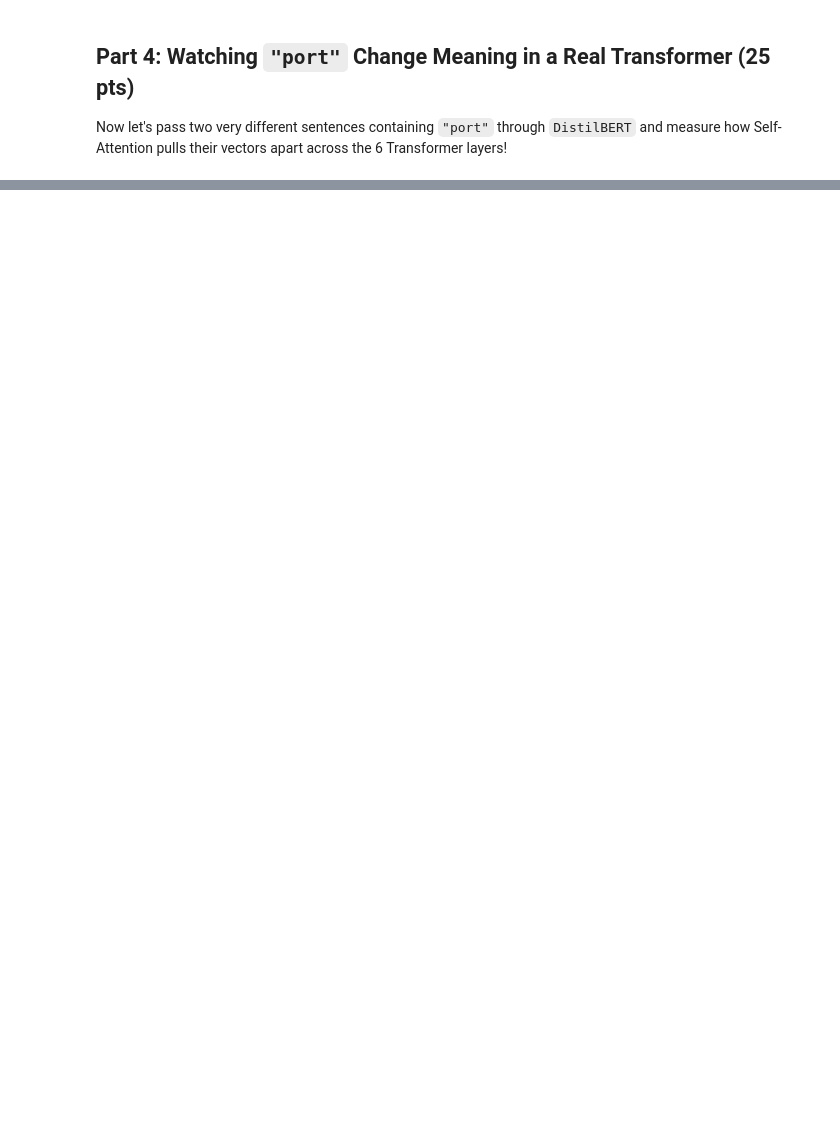
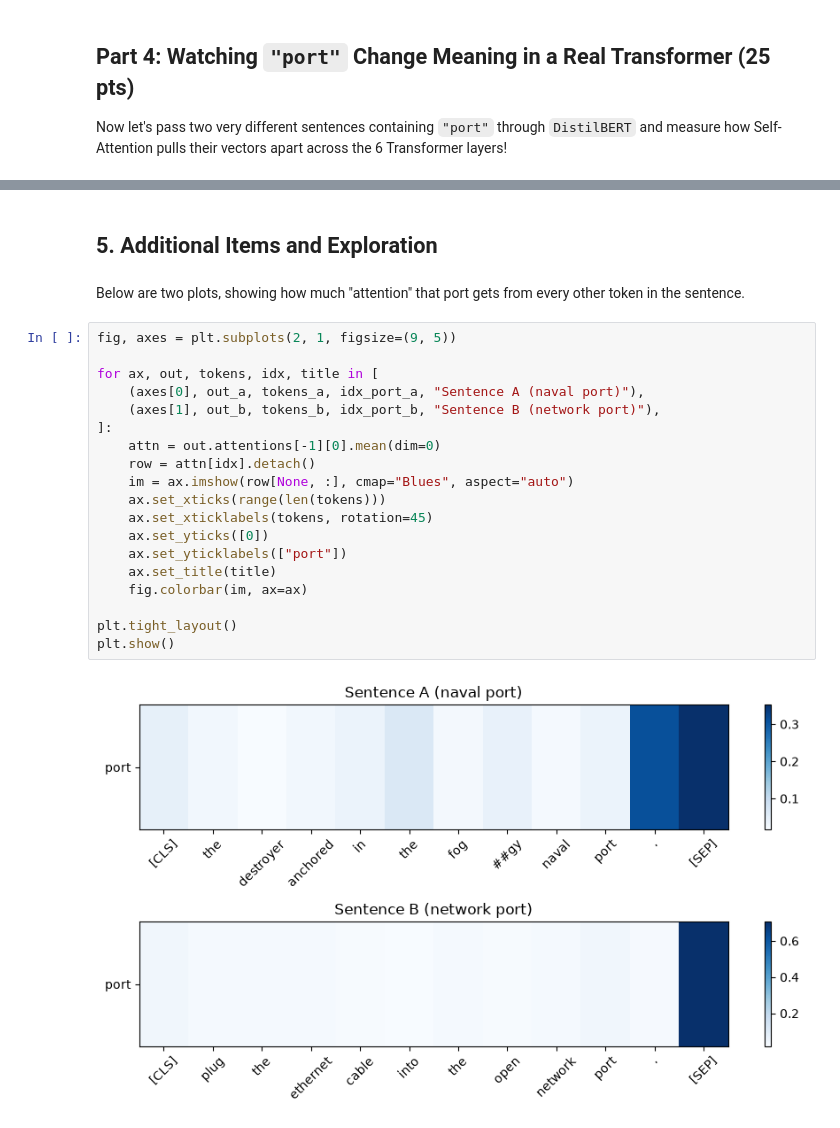
Before and after one commit to SorenPatel10/si470, a Jupyter notebook: Proj_Transformers/lab11_starter.ipynb, the cells around one changed output, grey strips where cells are left out. Saved outputs shown, nothing was run; the diff lists cells and outputs as text; blank space fills up the shorter version.

```diff
--- a/Proj_Transformers/lab11_starter.ipynb
+++ b/Proj_Transformers/lab11_starter.ipynb
@@ -210,0 +267,25 @@ plt.show()
+# %% [markdown]
+## 5. Additional Items and Exploration
+# %% [markdown]
+Below are two plots, showing how much "attention" that port gets from every other token in the sentence.
+# %%
+fig, axes = plt.subplots(2, 1, figsize=(9, 5))
+
+for ax, out, tokens, idx, title in [
+    (axes[0], out_a, tokens_a, idx_port_a, "Sentence A (naval port)"),
+    (axes[1], out_b, tokens_b, idx_port_b, "Sentence B (network port)"),
+]:
+    attn = out.attentions[-1][0].mean(dim=0)
+    row = attn[idx].detach()
+    im = ax.imshow(row[None, :], cmap="Blues", aspect="auto")
+    ax.set_xticks(range(len(tokens)))
+    ax.set_xticklabels(tokens, rotation=45)
+    ax.set_yticks([0])
+    ax.set_yticklabels(["port"])
+    ax.set_title(title)
+    fig.colorbar(im, ax=ax)
+
+plt.tight_layout()
+plt.show()
+# %% [output]
+[figure, added]
```
Also changed, not shown: parts of 13 cells of this notebook.
